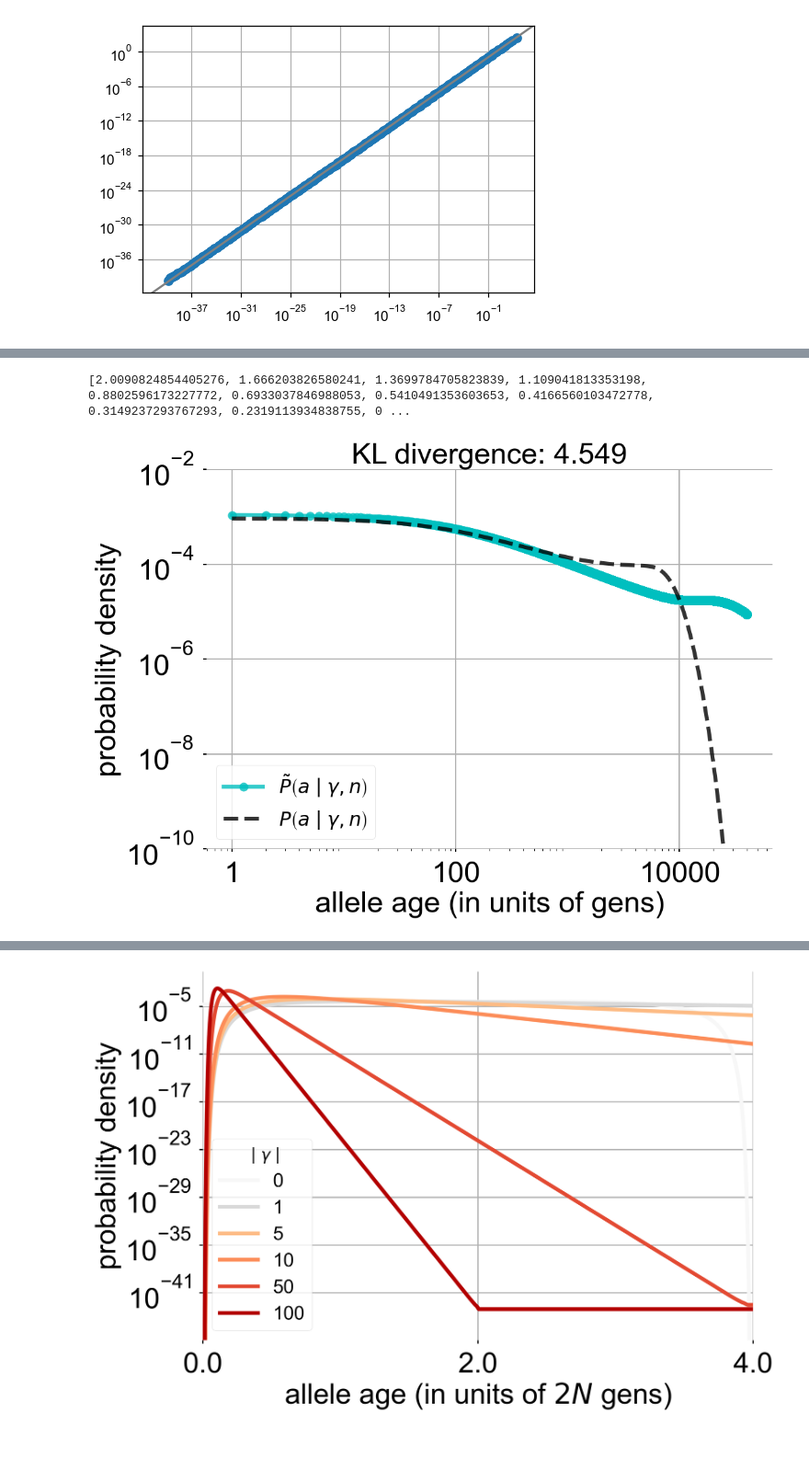
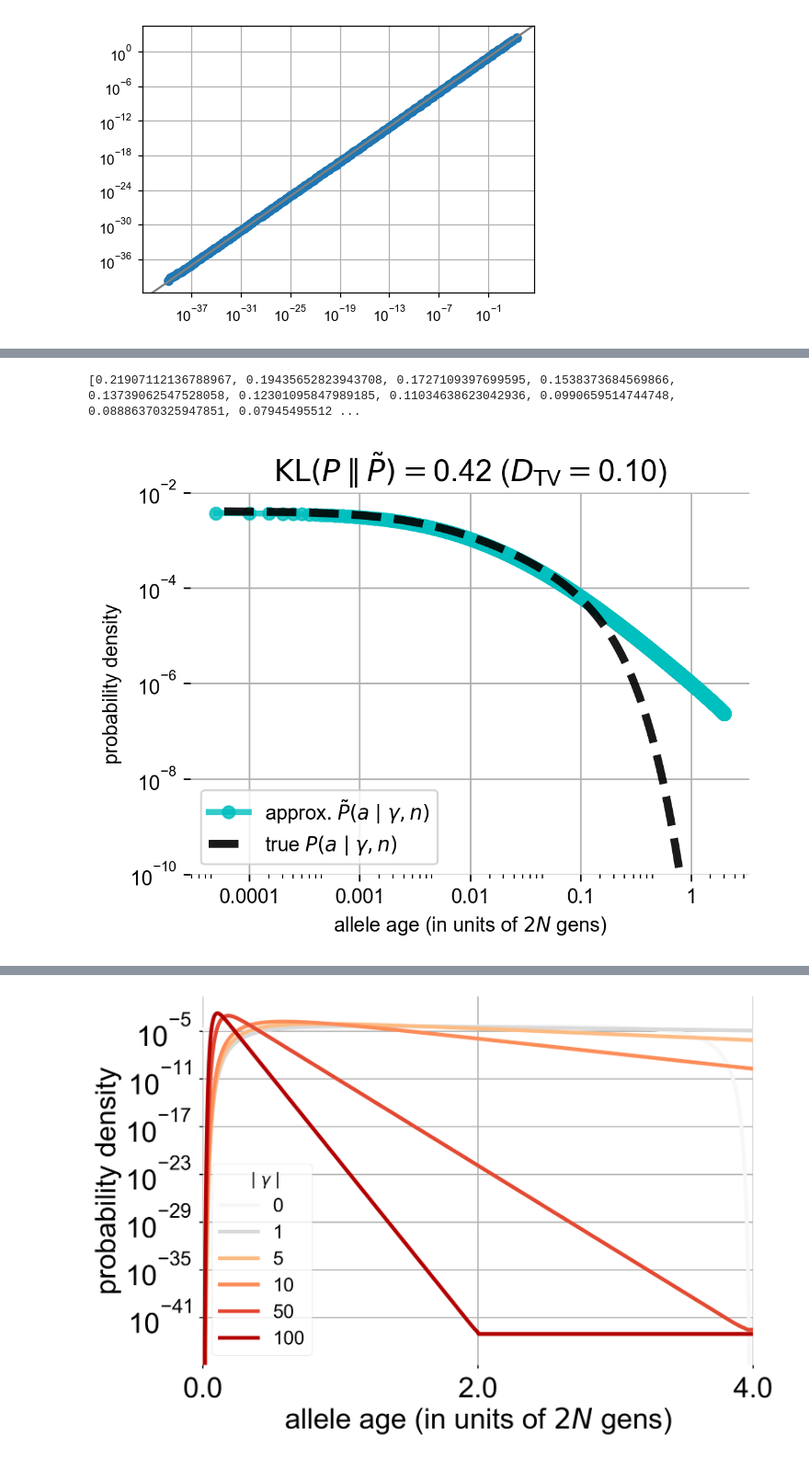
Before and after one commit to VivaswatS/selCoefEst, a Jupyter notebook: changingpopsizesims.ipynb, the cells around one changed output, grey strips where cells are left out. Shown at 92% size. Saved outputs shown, nothing was run; the diff lists cells and outputs as text; code cells hidden in the pictures.

Commit message:
response to reviewers (only plotting, no change in model)

```diff
--- a/changingpopsizesims.ipynb
+++ b/changingpopsizesims.ipynb
@@ -902,13 +916,14 @@ def get_exp_age(s):
     return np.dot(np.array(expage), fst[1:-1]/np.nansum(fst))/20000
 # %%
 # get_KL_div_cond_i(10, fsa0, 200)
-fsa0 = run_mom_iterate_constant(40000, 400, 0/10000, 10000, 400)
+# fsa0 = run_mom_iterate_constant(40000, 400, 0/10000, 10000, 400)
 # fsa20 = run_mom_iterate_constant(80000, 200, -20/10000, 10000, 200)
 # plt.plot(fsa20[:,200]/fsa20.sum(axis=0)[200])
 # plt.plot(fsa20[:,150]/fsa20.sum(axis=0)[150]); plt.plot(fsa0[:,150]/fsa0.sum(axis=0)[150])
 # kldivcondi = np.zeros((30,201)) ## size of # of gamma values x sample size
 # for ig, g in enumerate(gam[:30]):
-#     kldivcondi[ig,:] = get_KL_div_cond_i(g, fsa0, 200)
+#     # kldivcondi[ig,:] = get_KL_div_cond_i(g, fsa0, 200)
+#     kldivcondi[ig,:] = get_tvd_cond_i(g, fsa0, 200)
 
 # kldivcondinew = deepcopy(kldivcondi)
 # for ig in range(30):
@@ -964,29 +978,32 @@ plt.axhline(0.1,color='grey',ls='--'); plt.semilogy()
 # KLdiv = []
 # for g in gam:
 #     expresamp, fsa20 = get_Kl_div(g, fsa0, sfs0, 400)
-#     KLdiv.append(sp.stats.entropy(expresamp,fsa20.sum(axis=1)))
-#     print(g)
-print(KLdiv)
+#     #KLdiv.append(sp.stats.entropy(expresamp,fsa20.sum(axis=1)))
+#     KLdiv.append(0.5*np.sum(np.abs(expresamp/expresamp.sum()-fsa20.sum(axis=1)/fsa20.sum())))
+print(KLdiv[1::2])
 # %% [output]
-[2.0090824854405276, 1.666203826580241, 1.3699784705823839, 1.109041813353198, 0.8802596173227772, 0.6933037846988053, 0.5410491353603653, 0.4166560103472778, 0.3149237293767293, 0.2319113934838755, 0 ...
+[0.21907112136788967, 0.19435652823943708, 0.1727109397699595, 0.1538373684569866, 0.13739062547528058, 0.12301095847989185, 0.11034638623042936, 0.0990659514744748, 0.08886370325947851, 0.07945495512 ...
 # %%
-g = 20
+g = -20
 expresamp, fsa20 = get_Kl_div(g, fsa0, sfs0, 400)
-# plt.figure(dpi=250)
-plt.plot(np.arange(1,40000)[::-1],expresamp[-40000:-1]/expresamp.sum(),'co-',linewidth=4,alpha=0.8,label=r'$\tilde{P} \left(a \mid \gamma, n\right)$')
-plt.plot(np.arange(1,40000)[::-1],fsa20.sum(axis=1)[-40000:-1]/fsa20.sum(),'k--',alpha=0.8,linewidth=4,label=r'$P \left(a \mid \gamma, n\right)$');
-plt.grid(); plt.legend(loc='lower left',fontsize=20); plt.xlabel(r'allele age (in units of gens)',fontsize=30); plt.ylabel('probability density',fontsize=30);
-plt.title(r'KL divergence: {:.3f}'.format(sp.stats.entropy(expresamp,fsa20.sum(axis=1))),fontsize=30);
-plt.box(False); plt.loglog(); plt.ylim((1e-10,1e-2)); plt.xticks([1,100,1e4],labels=[1,100,10000],fontsize=30,); plt.yticks(fontsize=30)
-plt.savefig('figs/kldiv_20.pdf'.format(int(g)), bbox_inches='tight')
+plt.figure(dpi=250)
+plt.plot(np.arange(1,40000)[::-1],expresamp[-40000:-1]/expresamp.sum(),'co-',linewidth=3,alpha=0.8,label=r'approx. $\tilde{P} \left(a \mid \gamma, n\right)$')
+plt.plot(np.arange(1,40000)[::-1],fsa20.sum(axis=1)[-40000:-1]/fsa20.sum(),'k--',alpha=0.9,linewidth=4,label=r'true $P \left(a \mid \gamma, n\right)$');
+plt.grid(); plt.legend(loc='lower left',fontsize=10); plt.xlabel(r'allele age (in units of $2N$ gens)',fontsize=10); plt.ylabel('probability density',fontsize=10);
+# plt.title(r'KL divergence: {:.3f}'.format(sp.stats.entropy(expresamp,fsa20.sum(axis=1))),fontsize=30);
+plt.title(r'$\mathrm{{KL}}(P \parallel \tilde{{P}}) = ${:.2f} ($D_\mathrm{{TV}} = ${:.2f})'.format(sp.stats.entropy(expresamp,fsa20.sum(axis=1)),0.5*np.sum(np.abs(expresamp/expresamp.sum()-fsa20.sum(axis=1)/fsa20.sum()))), fontsize=15)
+plt.box(False); plt.loglog(); plt.ylim((1e-10,1e-2)); plt.yticks(fontsize=10)
+# plt.xticks([2,200,2e4],labels=[1e-4,1e-2,1],fontsize=10,)
+plt.xticks([2,20,200,2000,20000],labels=[1e-4,1e-3,1e-2,1e-1,1],fontsize=10,)
+plt.savefig('figs/kldiv_-20.pdf'.format(int(g)), bbox_inches='tight')
 
 # expresamp, fsa20 = get_Kl_div(20, fsa0, sfs0, 200)
 # g = 20
 # plt.figure(dpi=150)
 # plt.plot(np.arange(1,80000)[::-1],expresamp[-80000:-1]/expresamp.sum(),'co-',alpha=0.8,label=r'$\tilde{P}(a \mid \gamma=20, n=100)$'); plt.plot(np.arange(1,80000)[::-1],fsa20.sum(axis=1)[-80000:-1]/fsa20.sum(),'k--',alpha=0.8,linewidth=3,label=r'$P(a \mid \gamma=20, n=100)$'); plt.grid(); plt.legend(); plt.xlabel(r'allele age (in units of gens)'); plt.ylabel('probability density'); plt.title(r'KL divergence: {:.3f}'.format(sp.stats.entropy(expresamp,fsa20.sum(axis=1)))); plt.box(False); plt.loglog(); plt.ylim((1e-10,1e-2)); plt.xticks([1,100,1e4],labels=[1,100,10000]);
 # plt.savefig('figs/kldiv_{}.pdf'.format(int(g)))
 # %% [output]
-[figure, old version]
+[figure, new version]
 # %%
 sfs0 = moments.LinearSystem_1D.steady_state_1D(2000, gamma=0, theta=400)
 sfs0 = moments.Spectrum(sfs0)
```
Also changed, not shown: parts of 7 cells of this notebook, 29 other files.
